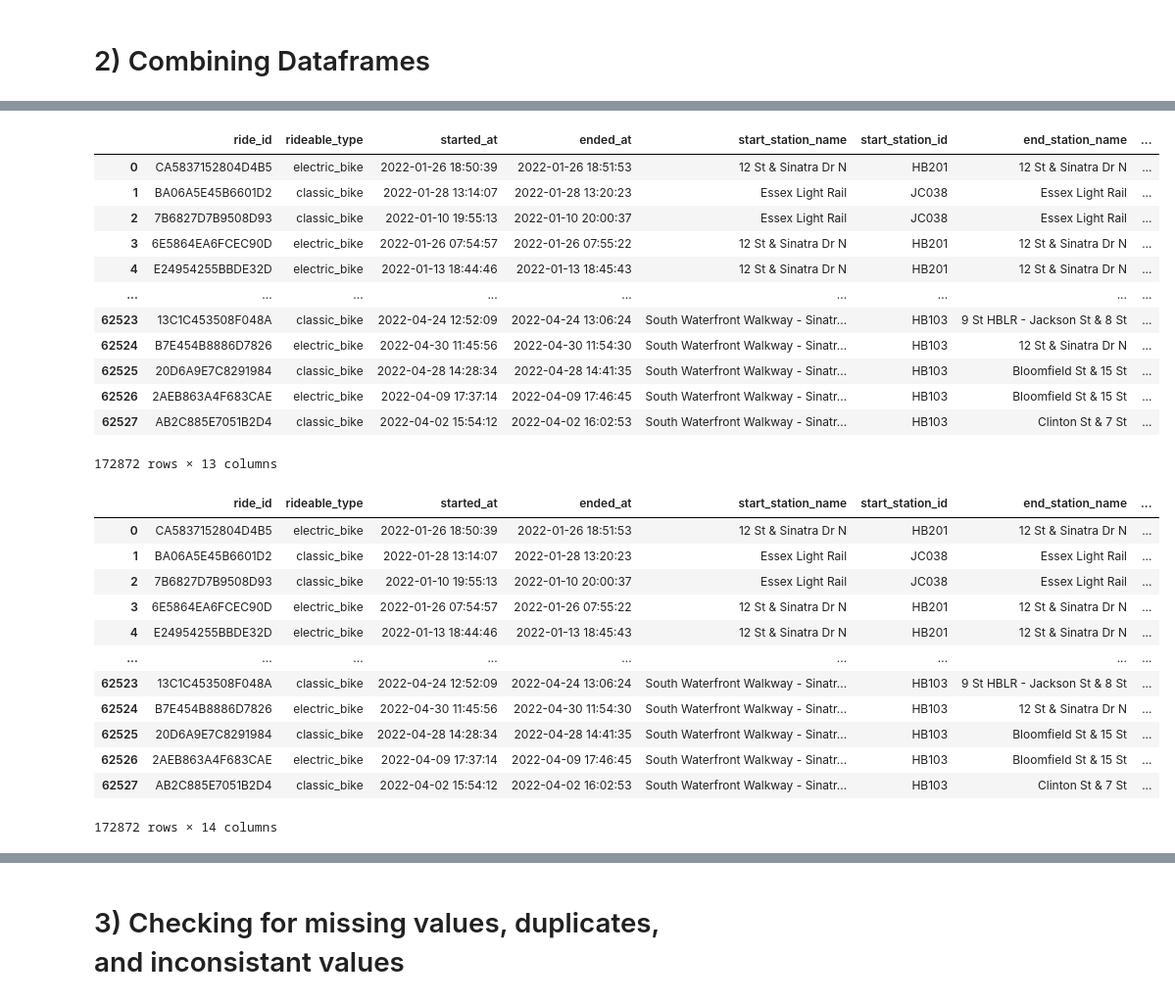
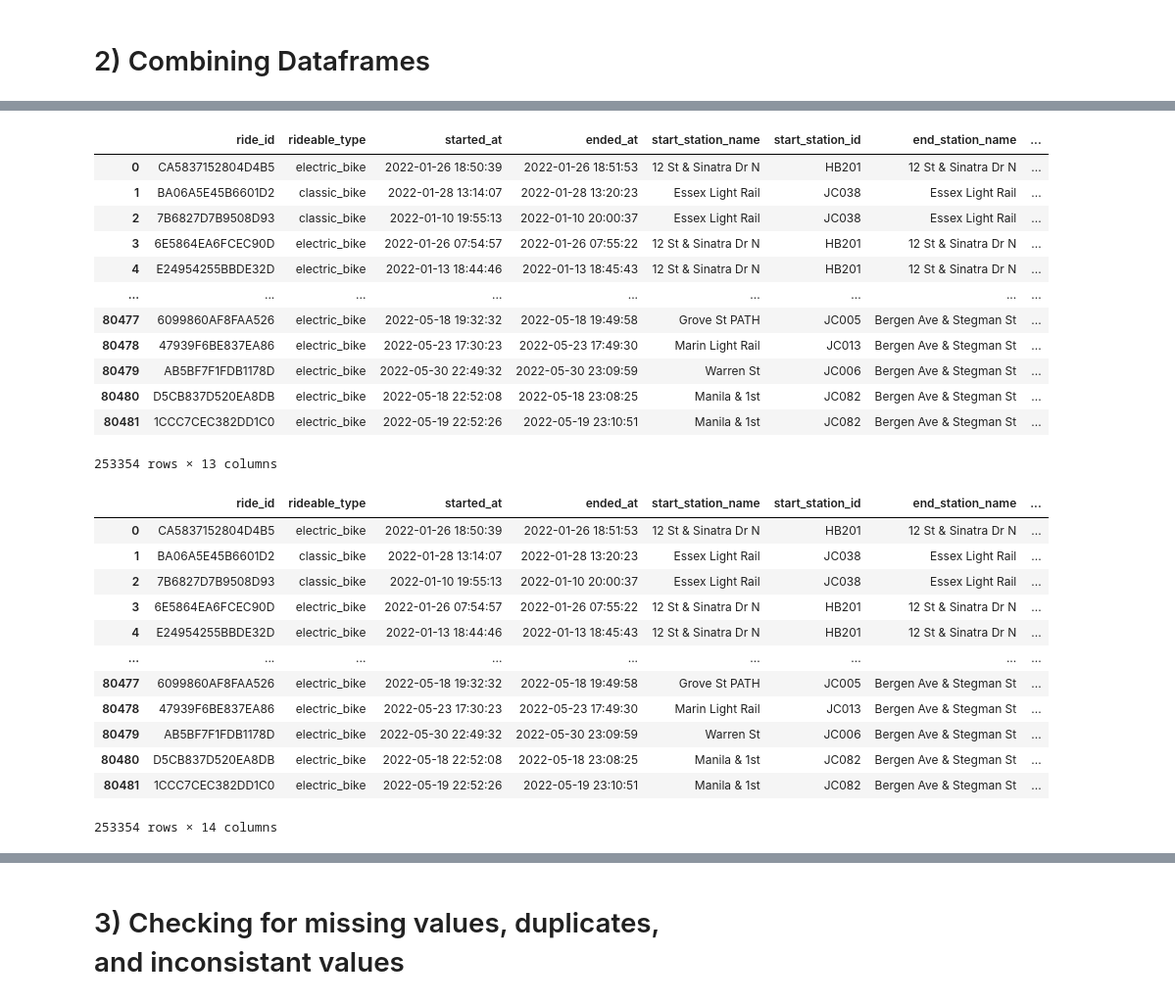
Before and after one commit to matthewabrams/citi-bikes-2022, a Jupyter notebook: Bikes New York City (NYC) and Jersey City (JC) Cleaning Data.ipynb, the cells around one changed output, grey strips where cells are left out. Shown at 98% size. Saved outputs shown, nothing was run; the diff lists cells and outputs as text; code cells hidden in the pictures.

```diff
--- a/Bikes New York City (NYC) and Jersey City (JC) Cleaning Data.ipynb
+++ b/Bikes New York City (NYC) and Jersey City (JC) Cleaning Data.ipynb
@@ -86,3 +106,8 @@ nyc_bikes_202201
 | 1052416 | 4968572973DEDCB2 | electric_bike | 2022-01-18 21:17:11 | 2022-01-18 21:25:57 | Allen St & Hester St | 5342.1 | 1 Ave & E 18 St | ... |
 | 1052417 | B40238814400C8B2 | classic_bike | 2022-01-22 19:05:54 | 2022-01-22 19:16:39 | Gansevoort St & Hudson St | 6072.14 | 12 Ave & W 40 St | ... |
 1052418 rows × 13 columns
+# %%
+# Importing dataframe dated 05/22 for jc
+
+jc_bikes_202205 = pd.read_csv(os.path.join(path, 'Downloads','JC-202205-citibike-tripdata.csv'), index_col = False)
+jc_bikes_202205
@@ -206,23 +245,23 @@ nyc_bikes
 # %%
 # Combining all dataframes for jc_bikes using concat method
 
-frames_01 = [jc_bikes_202201, jc_bikes_202202, jc_bikes_202203, jc_bikes_202204]
+frames_01 = [jc_bikes_202201, jc_bikes_202202, jc_bikes_202203, jc_bikes_202204, jc_bikes_202205]
 jc_bikes = pd.concat(frames_01, axis = 0)
 jc_bikes
 # %% [output]
 |  | ride_id | rideable_type | started_at | ended_at | start_station_name | start_station_id | end_station_name | ... |
 | 0 | CA5837152804D4B5 | electric_bike | 2022-01-26 18:50:39 | 2022-01-26 18:51:53 | 12 St & Sinatra Dr N | HB201 | 12 St & Sinatra Dr N | ... |
 | 1 | BA06A5E45B6601D2 | classic_bike | 2022-01-28 13:14:07 | 2022-01-28 13:20:23 | Essex Light Rail | JC038 | Essex Light Rail | ... |
 | 2 | 7B6827D7B9508D93 | classic_bike | 2022-01-10 19:55:13 | 2022-01-10 20:00:37 | Essex Light Rail | JC038 | Essex Light Rail | ... |
 | 3 | 6E5864EA6FCEC90D | electric_bike | 2022-01-26 07:54:57 | 2022-01-26 07:55:22 | 12 St & Sinatra Dr N | HB201 | 12 St & Sinatra Dr N | ... |
 | 4 | E24954255BBDE32D | electric_bike | 2022-01-13 18:44:46 | 2022-01-13 18:45:43 | 12 St & Sinatra Dr N | HB201 | 12 St & Sinatra Dr N | ... |
 | ... | ... | ... | ... | ... | ... | ... | ... | ... |
-| 62523 | 13C1C453508F048A | classic_bike | 2022-04-24 12:52:09 | 2022-04-24 13:06:24 | South Waterfront Walkway - Sinatr... | HB103 | 9 St HBLR - Jackson St & 8 St | ... |
-| 62524 | B7E454B8886D7826 | electric_bike | 2022-04-30 11:45:56 | 2022-04-30 11:54:30 | South Waterfront Walkway - Sinatr... | HB103 | 12 St & Sinatra Dr N | ... |
-| 62525 | 20D6A9E7C8291984 | classic_bike | 2022-04-28 14:28:34 | 2022-04-28 14:41:35 | South Waterfront Walkway - Sinatr... | HB103 | Bloomfield St & 15 St | ... |
-| 62526 | 2AEB863A4F683CAE | electric_bike | 2022-04-09 17:37:14 | 2022-04-09 17:46:45 | South Waterfront Walkway - Sinatr... | HB103 | Bloomfield St & 15 St | ... |
-| 62527 | AB2C885E7051B2D4 | classic_bike | 2022-04-02 15:54:12 | 2022-04-02 16:02:53 | South Waterfront Walkway - Sinatr... | HB103 | Clinton St & 7 St | ... |
+| 80477 | 6099860AF8FAA526 | electric_bike | 2022-05-18 19:32:32 | 2022-05-18 19:49:58 | Grove St PATH | JC005 | Bergen Ave & Stegman St | ... |
+| 80478 | 47939F6BE837EA86 | electric_bike | 2022-05-23 17:30:23 | 2022-05-23 17:49:30 | Marin Light Rail | JC013 | Bergen Ave & Stegman St | ... |
+| 80479 | AB5BF7F1FDB1178D | electric_bike | 2022-05-30 22:49:32 | 2022-05-30 23:09:59 | Warren St | JC006 | Bergen Ave & Stegman St | ... |
+| 80480 | D5CB837D520EA8DB | electric_bike | 2022-05-18 22:52:08 | 2022-05-18 23:08:25 | Manila & 1st | JC082 | Bergen Ave & Stegman St | ... |
+| 80481 | 1CCC7CEC382DD1C0 | electric_bike | 2022-05-19 22:52:26 | 2022-05-19 23:10:51 | Manila & 1st | JC082 | Bergen Ave & Stegman St | ... |
-172872 rows × 13 columns
+253354 rows × 13 columns
 # %%
 # Appending new column for jc_bikes called city column where all values are Jersey City
 
@@ -236,12 +275,12 @@ jc_bikes
 | 3 | 6E5864EA6FCEC90D | electric_bike | 2022-01-26 07:54:57 | 2022-01-26 07:55:22 | 12 St & Sinatra Dr N | HB201 | 12 St & Sinatra Dr N | ... |
 | 4 | E24954255BBDE32D | electric_bike | 2022-01-13 18:44:46 | 2022-01-13 18:45:43 | 12 St & Sinatra Dr N | HB201 | 12 St & Sinatra Dr N | ... |
 | ... | ... | ... | ... | ... | ... | ... | ... | ... |
-| 62523 | 13C1C453508F048A | classic_bike | 2022-04-24 12:52:09 | 2022-04-24 13:06:24 | South Waterfront Walkway - Sinatr... | HB103 | 9 St HBLR - Jackson St & 8 St | ... |
-| 62524 | B7E454B8886D7826 | electric_bike | 2022-04-30 11:45:56 | 2022-04-30 11:54:30 | South Waterfront Walkway - Sinatr... | HB103 | 12 St & Sinatra Dr N | ... |
-| 62525 | 20D6A9E7C8291984 | classic_bike | 2022-04-28 14:28:34 | 2022-04-28 14:41:35 | South Waterfront Walkway - Sinatr... | HB103 | Bloomfield St & 15 St | ... |
-| 62526 | 2AEB863A4F683CAE | electric_bike | 2022-04-09 17:37:14 | 2022-04-09 17:46:45 | South Waterfront Walkway - Sinatr... | HB103 | Bloomfield St & 15 St | ... |
-| 62527 | AB2C885E7051B2D4 | classic_bike | 2022-04-02 15:54:12 | 2022-04-02 16:02:53 | South Waterfront Walkway - Sinatr... | HB103 | Clinton St & 7 St | ... |
+| 80477 | 6099860AF8FAA526 | electric_bike | 2022-05-18 19:32:32 | 2022-05-18 19:49:58 | Grove St PATH | JC005 | Bergen Ave & Stegman St | ... |
+| 80478 | 47939F6BE837EA86 | electric_bike | 2022-05-23 17:30:23 | 2022-05-23 17:49:30 | Marin Light Rail | JC013 | Bergen Ave & Stegman St | ... |
+| 80479 | AB5BF7F1FDB1178D | electric_bike | 2022-05-30 22:49:32 | 2022-05-30 23:09:59 | Warren St | JC006 | Bergen Ave & Stegman St | ... |
+| 80480 | D5CB837D520EA8DB | electric_bike | 2022-05-18 22:52:08 | 2022-05-18 23:08:25 | Manila & 1st | JC082 | Bergen Ave & Stegman St | ... |
+| 80481 | 1CCC7CEC382DD1C0 | electric_bike | 2022-05-19 22:52:26 | 2022-05-19 23:10:51 | Manila & 1st | JC082 | Bergen Ave & Stegman St | ... |
-172872 rows × 14 columns
+253354 rows × 14 columns
 # %%
 # Combining nyc_bikes and jc bikes dataframes into one dataframe
 
```
Also changed, not shown: parts of 20 cells of this notebook.
